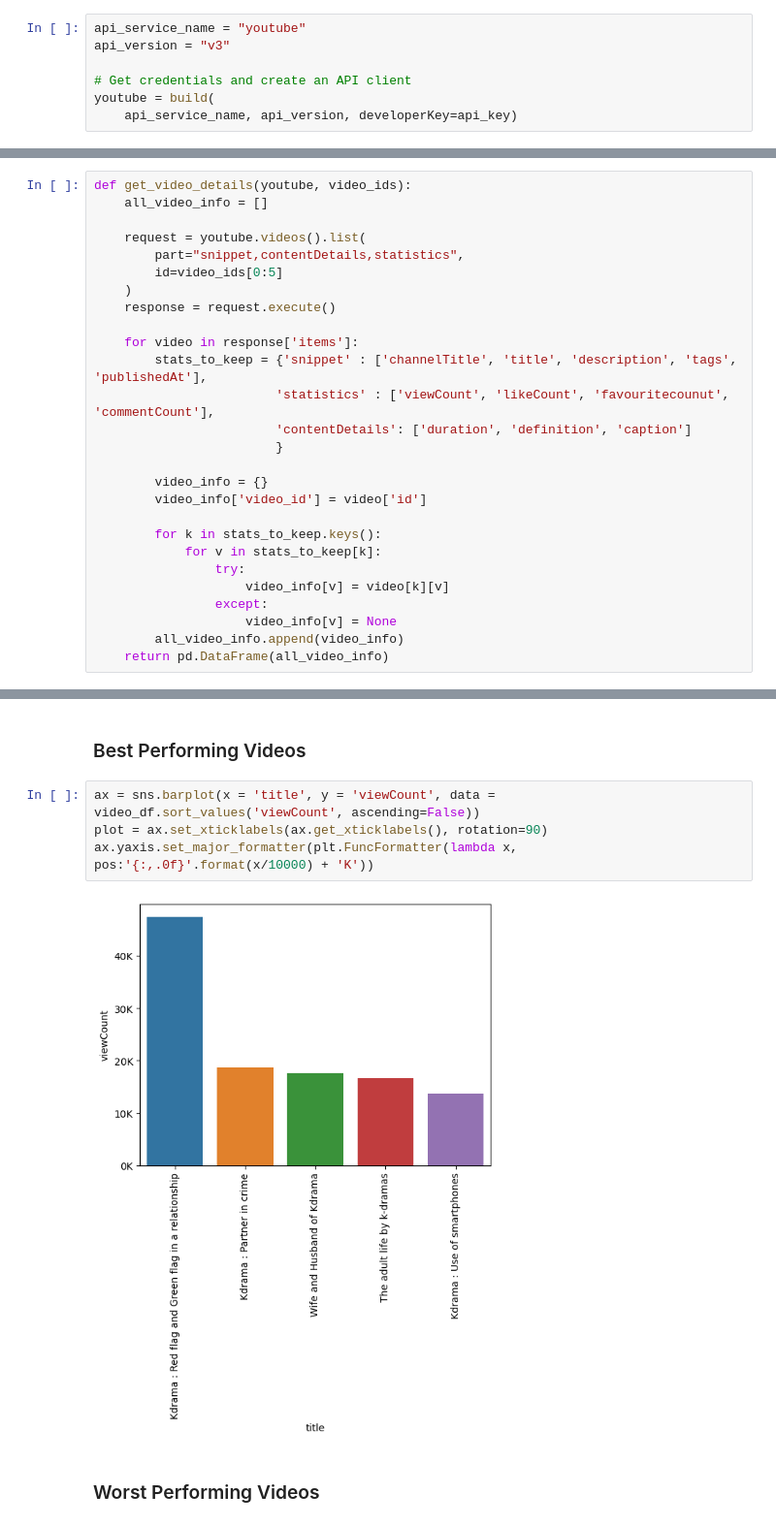
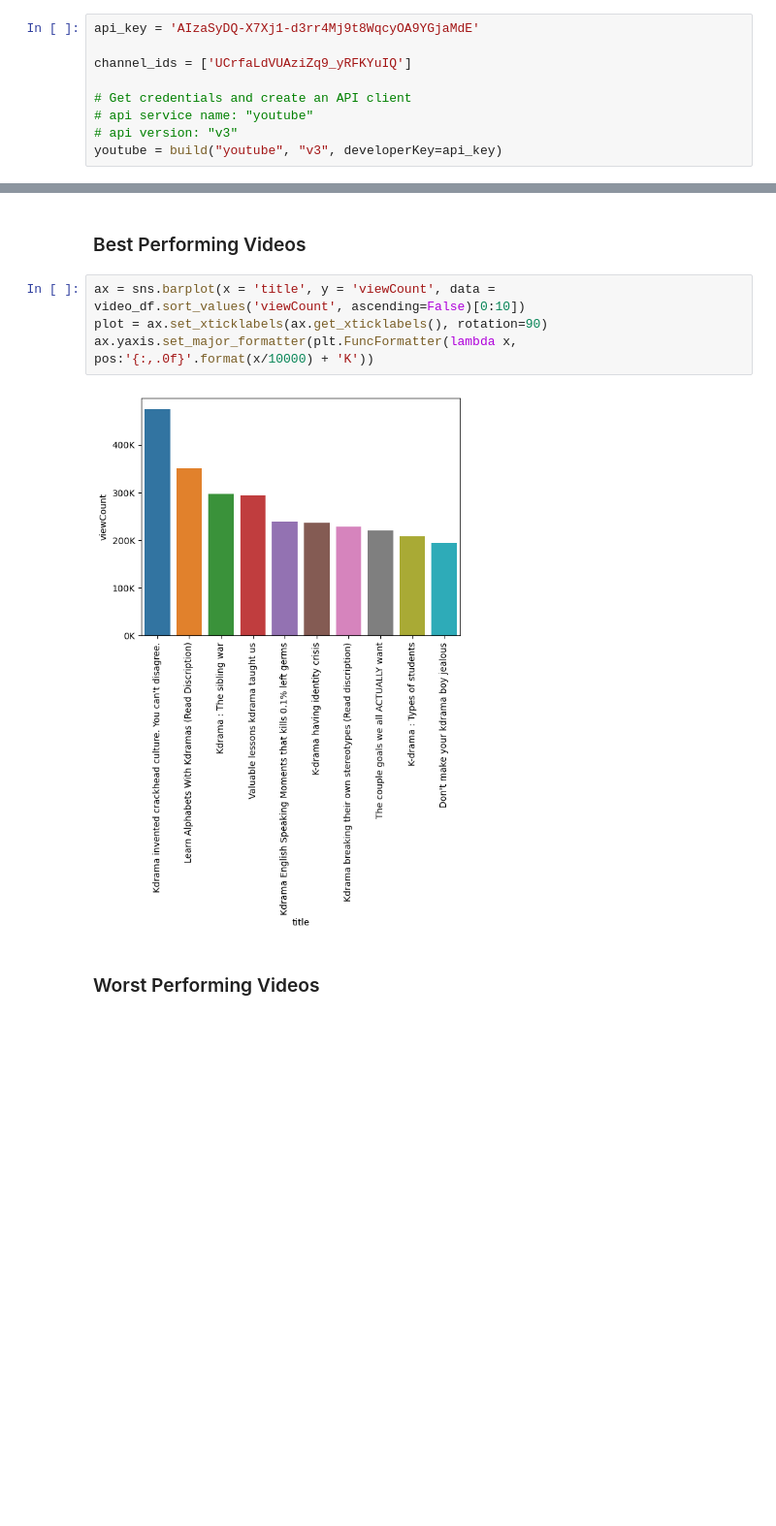
Before and after one commit to shansitads/mukbang-analysis, a Jupyter notebook: Untitled.ipynb, the cells around one changed output, grey strips where cells are left out. Shown: that part at 97% size. Saved outputs shown, nothing was run; the diff lists cells and outputs as text; blank space fills up the shorter version.

```diff
--- a/Untitled.ipynb
+++ b/Untitled.ipynb
@@ -13,7 +20,9 @@ channel_ids = ['UCrfaLdVUAziZq9_yRFKYuIQ']
 # %%
-api_service_name = "youtube"
-api_version = "v3"
+api_key = 'AIzaSyDQ-X7Xj1-d3rr4Mj9t8WqcyOA9YGjaMdE'
+
+channel_ids = ['UCrfaLdVUAziZq9_yRFKYuIQ']
 
 # Get credentials and create an API client
-youtube = build(
-    api_service_name, api_version, developerKey=api_key)
+# api service name: "youtube"
+# api version: "v3"
+youtube = build("youtube", "v3", developerKey=api_key)
@@ -85,30 +39,3 @@ len(video_ids)
-# %%
-def get_video_details(youtube, video_ids):
-    all_video_info = []
-
-    request = youtube.videos().list(
-        part="snippet,contentDetails,statistics",
-        id=video_ids[0:5]
-    )
-    response = request.execute()
-
-    for video in response['items']:
-        stats_to_keep = {'snippet' : ['channelTitle', 'title', 'description', 'tags', 'publishedAt'],
-                        'statistics' : ['viewCount', 'likeCount', 'favouritecounut', 'commentCount'],
-                        'contentDetails': ['duration', 'definition', 'caption']
-                        }
-
-        video_info = {}
-        video_info['video_id'] = video['id']
-
-        for k in stats_to_keep.keys():
-            for v in stats_to_keep[k]:
-                try:
-                    video_info[v] = video[k][v]
-                except:
-                    video_info[v] = None
-        all_video_info.append(video_info)
-    return pd.DataFrame(all_video_info)
 # %%
 video_df = get_video_details(youtube, video_ids)
 video_df
@@ -199,11 +139,11 @@ Using seaborn and matplotlib
 # %% [markdown]
 ### Best Performing Videos
 # %%
-ax = sns.barplot(x = 'title', y = 'viewCount', data = video_df.sort_values('viewCount', ascending=False))
+ax = sns.barplot(x = 'title', y = 'viewCount', data = video_df.sort_values('viewCount', ascending=False)[0:10])
 plot = ax.set_xticklabels(ax.get_xticklabels(), rotation=90)
 ax.yaxis.set_major_formatter(plt.FuncFormatter(lambda x, pos:'{:,.0f}'.format(x/10000) + 'K'))
 # %% [output]
-[figure, old version]
+[figure, new version]
 # %% [markdown]
 ### Worst Performing Videos
 # %%
```
Also changed, not shown: parts of 19 cells of this notebook, 1 other file.
